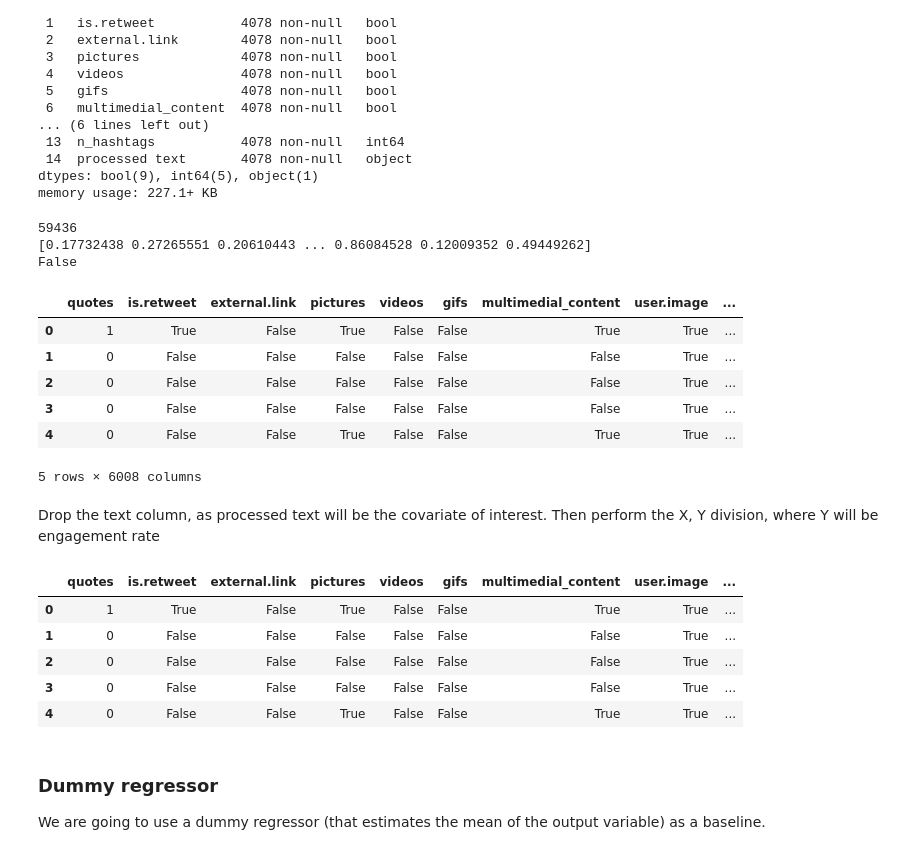
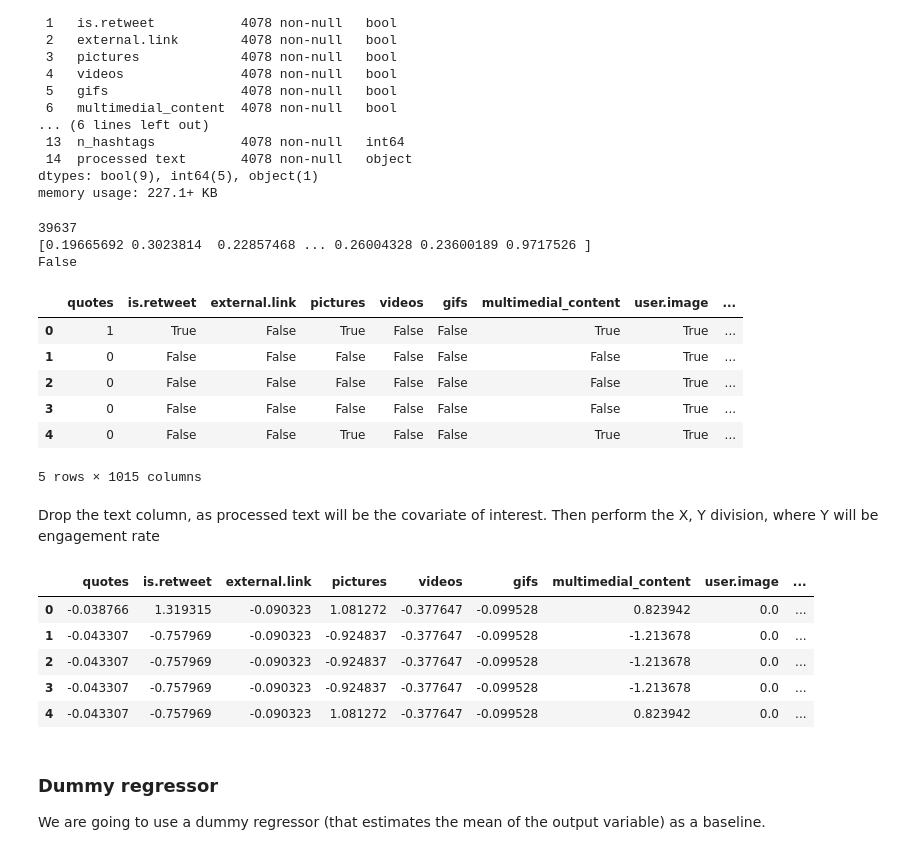
Before and after one commit to giuliofantuzzi/ML-final-project, a Jupyter notebook: code/ML-models/models.ipynb, the cells around one changed output. Cells and saved outputs as stored; diff of their text form; code cells hidden in the pictures.

```diff
--- a/code/ML-models/models.ipynb
+++ b/code/ML-models/models.ipynb
@@ -81,7 +82,7 @@ memory usage: 227.1+ KB
 # %%
 # label encoding
 # max_df will be set with regard of the best parameter found in the previous step
-vectorizer = TfidfVectorizer(min_df=2, max_df=0.99) # ignore terms that appear in more than 99% of the documents and in less than 2 documents
+vectorizer = TfidfVectorizer(min_df=2, max_df=0.99, max_features=1000) # ignore terms that appear in more than 99% of the documents and in less than 2 documents
 
 dtm = vectorizer.fit_transform(X['processed text'])
 # DTM is a document-term matrix with shape (n_samples, n_features) having as rows the documents and as columns the terms learned as vocabulary
@@ -117,8 +118,8 @@ if 'engagement.rate' in X.columns:
 print(f'{flag}')
 merged_df.head(5)
 # %% [output]
-59436
-[0.17732438 0.27265551 0.20610443 ... 0.86084528 0.12009352 0.49449262]
+39637
+[0.19665692 0.3023814  0.22857468 ... 0.26004328 0.23600189 0.9717526 ]
 False
 |  | quotes | is.retweet | external.link | pictures | videos | gifs | multimedial_content | user.image | ... |
 | 0 | 1 | True | False | True | False | False | True | True | ... |
@@ -126,20 +127,24 @@ False
 | 2 | 0 | False | False | False | False | False | False | True | ... |
 | 3 | 0 | False | False | False | False | False | False | True | ... |
 | 4 | 0 | False | False | True | False | False | True | True | ... |
-5 rows × 6008 columns
+5 rows × 1015 columns
 # %% [markdown]
 Drop the text column, as processed text will be the covariate of interest.
 Then perform the X, Y division, where Y will be engagement rate
 # %%
 X.drop(columns=['processed text'], inplace=True)
+cols = X.columns.tolist()
+scaler = StandardScaler()
+X = scaler.fit_transform(X)
+X = pd.DataFrame(X, columns=cols)
 X.head(5)
 # %% [output]
 |  | quotes | is.retweet | external.link | pictures | videos | gifs | multimedial_content | user.image | ... |
-| 0 | 1 | True | False | True | False | False | True | True | ... |
-| 1 | 0 | False | False | False | False | False | False | True | ... |
-| 2 | 0 | False | False | False | False | False | False | True | ... |
-| 3 | 0 | False | False | False | False | False | False | True | ... |
-| 4 | 0 | False | False | True | False | False | True | True | ... |
+| 0 | -0.038766 | 1.319315 | -0.090323 | 1.081272 | -0.377647 | -0.099528 | 0.823942 | 0.0 | ... |
+| 1 | -0.043307 | -0.757969 | -0.090323 | -0.924837 | -0.377647 | -0.099528 | -1.213678 | 0.0 | ... |
+| 2 | -0.043307 | -0.757969 | -0.090323 | -0.924837 | -0.377647 | -0.099528 | -1.213678 | 0.0 | ... |
+| 3 | -0.043307 | -0.757969 | -0.090323 | -0.924837 | -0.377647 | -0.099528 | -1.213678 | 0.0 | ... |
+| 4 | -0.043307 | -0.757969 | -0.090323 | 1.081272 | -0.377647 | -0.099528 | 0.823942 | 0.0 | ... |
 # %%
 # dataframe for storing results in a convenient way for shwing boxplot later
 reg_metrics = pd.DataFrame(columns=['Model', 'MAE', 'RMSE', 'MAPE', 'R2'])
```
Also changed, not shown: parts of 22 cells of this notebook.
